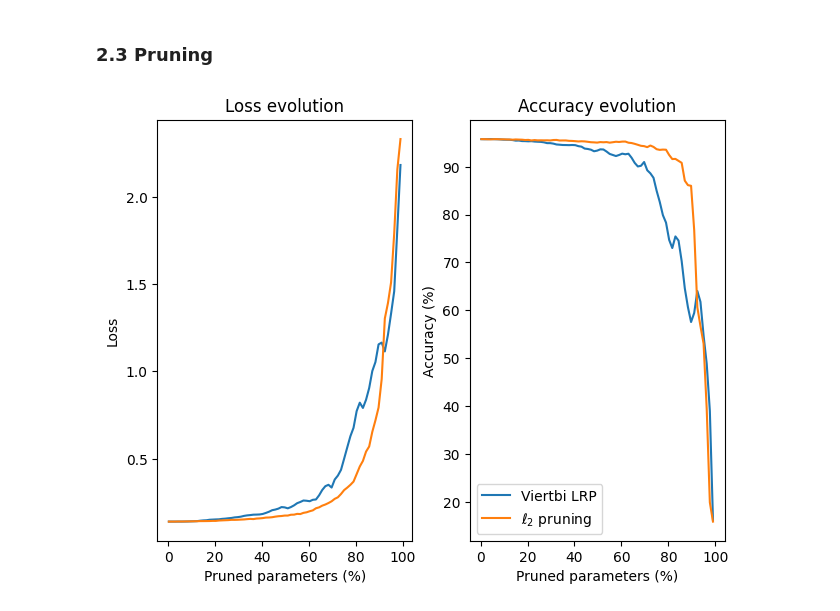
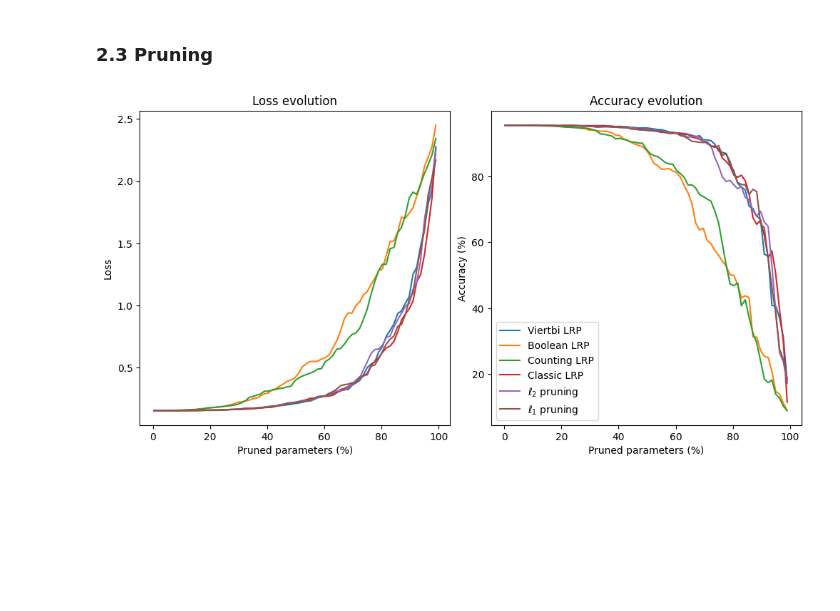
Before and after one commit to Red-Rapious/Semiring-LRP, a Jupyter notebook: code/mnist-pruning.ipynb, the cells around one changed output. Cells and saved outputs as stored; diff of their text form; code cells hidden in the pictures; blank space fills up the shorter version.

Commit message:
Diverse pruning methods on the graph

```diff
--- a/code/mnist-pruning.ipynb
+++ b/code/mnist-pruning.ipynb
@@ -351,14 +351,14 @@ def eval_model(m, print=False):
         print(f"Test loss: {test_loss:.3f} | Test accuracy: {test_acc:.2f}%")
     return test_loss, test_acc
 # %%
-fig, axs = plt.subplots(1, 2)
+fig, axs = plt.subplots(1, 2, figsize=(10,5))
 fig.tight_layout()
 
 STEP = 4
 DIM = 0
 x = np.array(list(range(1, 300, STEP)))
 
-LRPs = [(R_vit, "Viertbi")]#, (R_bool, "Boolean"), (R_count, "counting"), (R, "Classic")]
+LRPs = [(R_vit, "Viertbi"), (R_bool, "Boolean"), (R_count, "Counting"), (R, "Classic")]
 
 
 ### -- LRP-based pruning --
@@ -491,29 +491,29 @@ accuracies = [a for a in accuracies]
 axs[0].plot(x/linear1.weight.shape[DIM]*100, losses, label="$\ell_2$ pruning")
 axs[1].plot(x/linear1.weight.shape[DIM]*100, accuracies, label="$\ell_2$ pruning")
 
-# ## -- L1 pruning --
-# model = copy.deepcopy(og_model)
-# linear1 = list(model.modules())[2]
-# linear2 = list(model.modules())[4]
+## -- L1 pruning --
+model = copy.deepcopy(og_model)
+linear1 = list(model.modules())[2]
+linear2 = list(model.modules())[4]
 
-# s = 0
-# # losses, accuracies = eval_model(model)
-# losses, accuracies = [], []
-# for i in x:
-#     prune.ln_structured(linear1, name="weight", amount=i, n=1, dim=DIM)
-#     #prune.ln_structured(linear2, name="weight", amount=i, n=1, dim=0)
-#     prune.remove(linear1, name="weight")
-#     #prune.remove(linear2, name="weight")
-#     test_loss, test_acc = eval_model(model)
-#     losses.append(test_loss)
-#     accuracies.append(test_acc)
+s = 0
+# losses, accuracies = eval_model(model)
+losses, accuracies = [], []
+for i in x:
+    prune.ln_structured(linear1, name="weight", amount=i, n=1, dim=DIM)
+    #prune.ln_structured(linear2, name="weight", amount=i, n=1, dim=0)
+    prune.remove(linear1, name="weight")
+    #prune.remove(linear2, name="weight")
+    test_loss, test_acc = eval_model(model)
+    losses.append(test_loss)
+    accuracies.append(test_acc)
 
 
-# losses = [l.cpu() for l in losses]
-# accuracies = [a for a in accuracies]
+losses = [l.cpu() for l in losses]
+accuracies = [a for a in accuracies]
 
-# axs[0].plot(x, losses, label="$\ell_1$ pruning")
-# axs[1].plot(x, accuracies, label="$\ell_1$ pruning")
+axs[0].plot(x/linear1.weight.shape[DIM]*100, losses, label="$\ell_1$ pruning")
+axs[1].plot(x/linear1.weight.shape[DIM]*100, accuracies, label="$\ell_1$ pruning")
 
 # ### -- Random pruning --
 # model = copy.deepcopy(og_model)
@@ -521,31 +521,31 @@ axs[1].plot(x/linear1.weight.shape[DIM]*100, accuracies, label="$\ell_2$ pruning
 # linear2 = list(model.modules())[4]
 
 # s = 0
 # # losses, accuracies = eval_model(model)
 # losses, accuracies = [], []
 # for i in x:
 #     prune.random_structured(linear1, name="weight", amount=STEP, dim=DIM)
 #     prune.random_structured(linear2, name="weight", amount=STEP, dim=0)
 #     test_loss, test_acc = eval_model(model)
 #     losses.append(test_loss)
 #     accuracies.append(test_acc)
 
 # losses = [l.cpu() for l in losses]
 # accuracies = [a for a in accuracies]
 
 # axs[0].plot(x, losses, label="Random pruning")
 # axs[1].plot(x, accuracies, label="Random pruning")
 
 # -- PLOTS --
 axs[0].set_xlabel("Pruned parameters (%)")
 axs[0].set_ylabel("Loss")
 axs[0].set_title("Loss evolution")
 
 axs[1].set_xlabel("Pruned parameters (%)")
 axs[1].set_ylabel("Accuracy (%)")
 axs[1].set_title("Accuracy evolution")
 
 plt.legend()
 plt.show()
 # %% [output]
-[figure, old version]
+[figure, new version]
```
Also changed, not shown: parts of 2 cells of this notebook.
